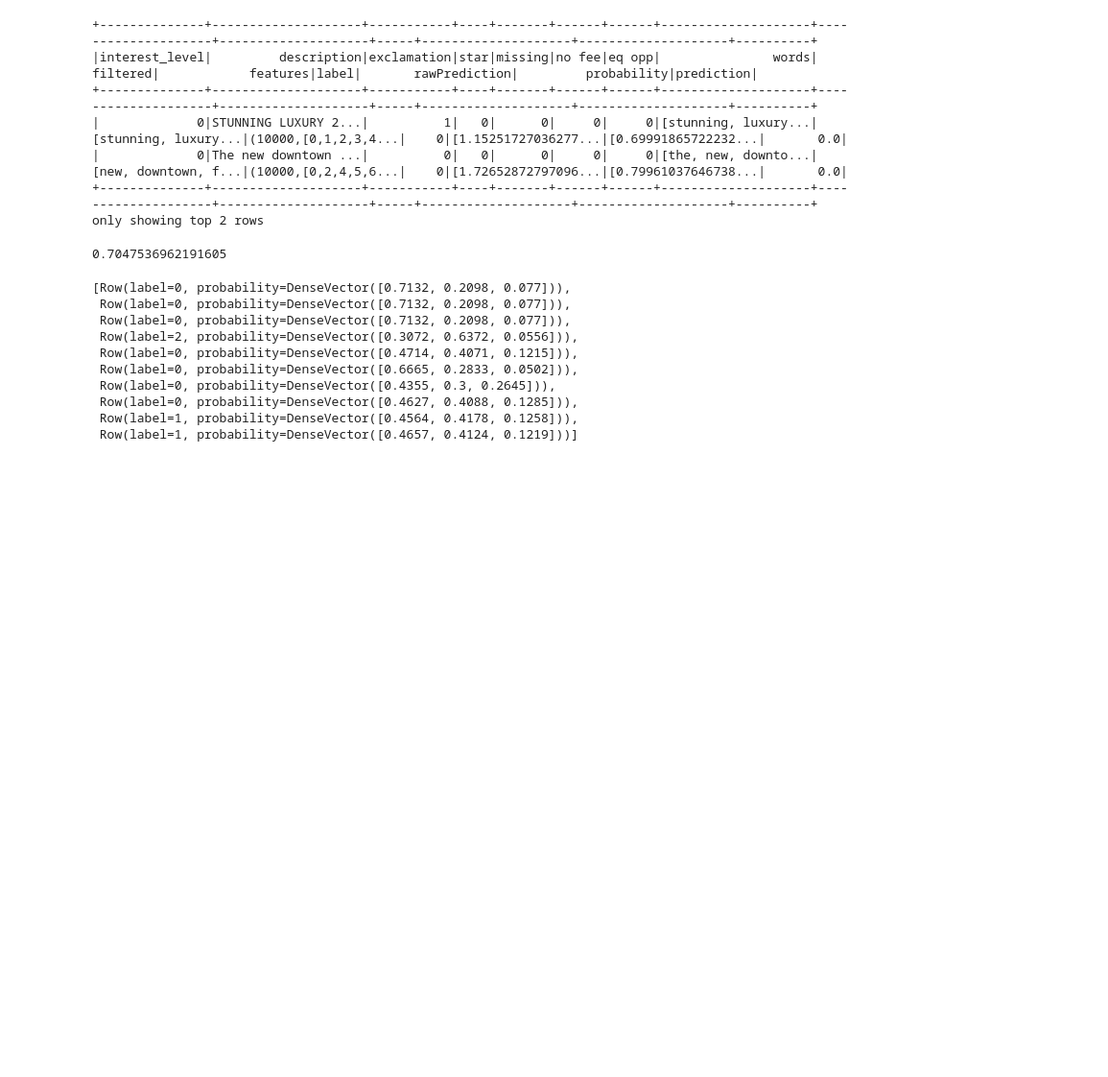
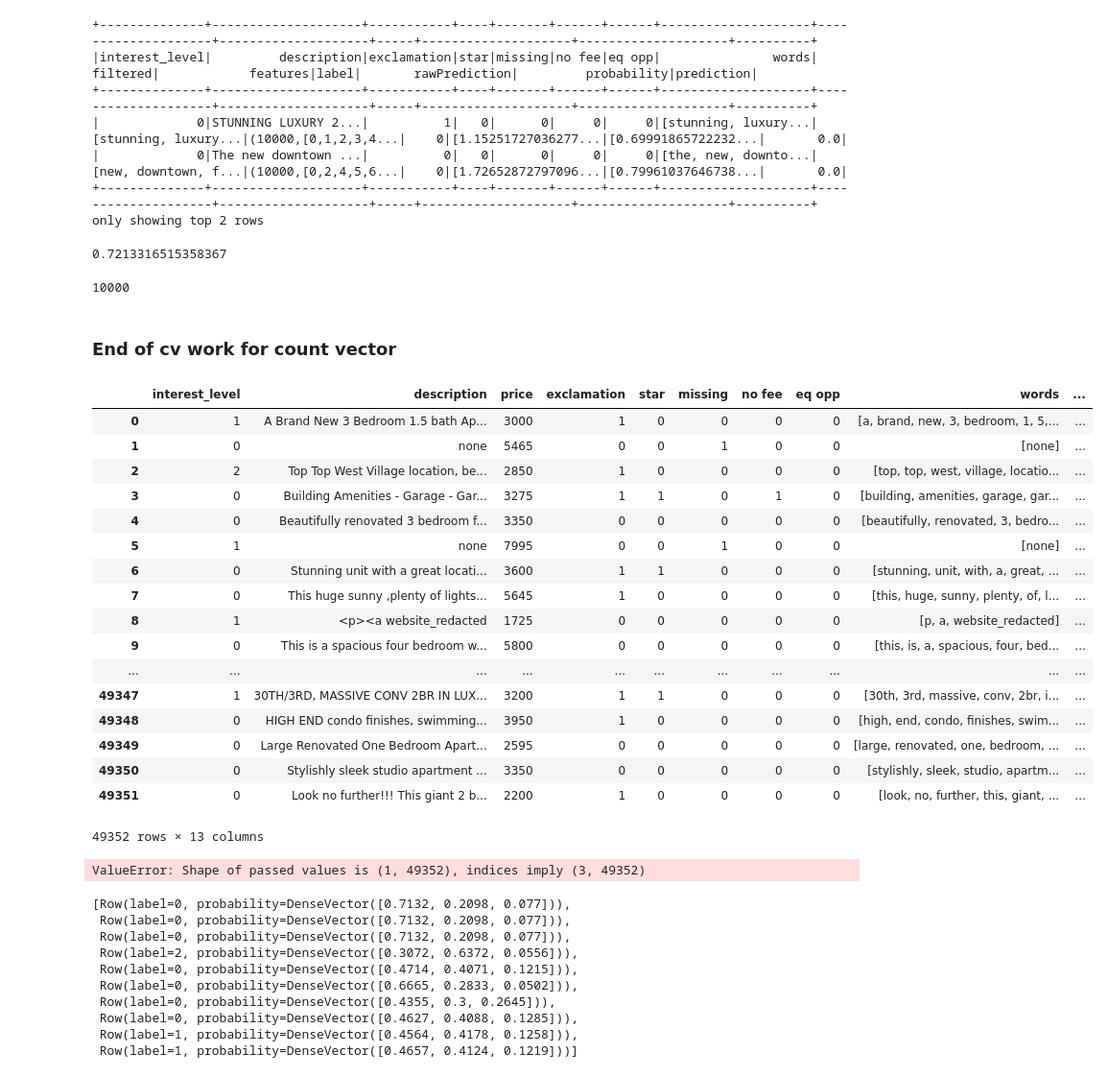
Before and after one commit to DrewPritchard/BigData_PSTAT235, a Jupyter notebook: rentalPrice_georgia.ipynb, the cells around one changed output. Shown at 96% size. Saved outputs shown, nothing was run; the diff lists cells and outputs as text; code cells hidden in the pictures; blank space fills up the shorter version.

```diff
--- a/rentalPrice_georgia.ipynb
+++ b/rentalPrice_georgia.ipynb
@@ -679,9 +669,48 @@ def log_loss(testpreds_m1, labels = "label", probability = "probability"):
                 .map(lambda x: log(x[1][x[0]]))\
                 .reduce(lambda x,y: x + y) / labs_and_preds.count()
 # %%
-log_loss(testpreds_m1)
+log_loss(prediction)
 # %% [output]
-0.7047536962191605
+0.7213316515358367
+# %%
+# Details on the model:
+#cvModel.bestModel.stages[-1]._java_obj.parent().getRegParam()
+cvModel.bestModel.stages[2]._java_obj.parent().getVocabSize()
+# %% [output]
+10000
+# %% [markdown]
+### End of cv work for count vector
+# %%
+# append to dataset
+dataset_pd = dataset.toPandas()
+preds_pd = testpreds_m1.toPandas()
+# %%
+dataset_pd["word_predictions"]=preds_pd["probability"]
+# %%
+dataset_pd ## there are weird NaN values
+# %% [output]
+|  | interest_level | description | price | exclamation | star | missing | no fee | eq opp | words | ... |
+| 0 | 1 | A Brand New 3 Bedroom 1.5 bath Ap... | 3000 | 1 | 0 | 0 | 0 | 0 | [a, brand, new, 3, bedroom, 1, 5,... | ... |
+| 1 | 0 | none | 5465 | 0 | 0 | 1 | 0 | 0 | [none] | ... |
+| 2 | 2 | Top Top West Village location, be... | 2850 | 1 | 0 | 0 | 0 | 0 | [top, top, west, village, locatio... | ... |
+| 3 | 0 | Building Amenities - Garage - Gar... | 3275 | 1 | 1 | 0 | 1 | 0 | [building, amenities, garage, gar... | ... |
+| 4 | 0 | Beautifully renovated 3 bedroom f... | 3350 | 0 | 0 | 0 | 0 | 0 | [beautifully, renovated, 3, bedro... | ... |
+| 5 | 1 | none | 7995 | 0 | 0 | 1 | 0 | 0 | [none] | ... |
+| 6 | 0 | Stunning unit with a great locati... | 3600 | 1 | 1 | 0 | 0 | 0 | [stunning, unit, with, a, great, ... | ... |
+| 7 | 0 | This huge sunny ,plenty of lights... | 5645 | 1 | 0 | 0 | 0 | 0 | [this, huge, sunny, plenty, of, l... | ... |
+| 8 | 1 | <p><a website_redacted | 1725 | 0 | 0 | 0 | 0 | 0 | [p, a, website_redacted] | ... |
+| 9 | 0 | This is a spacious four bedroom w... | 5800 | 0 | 0 | 0 | 0 | 0 | [this, is, a, spacious, four, bed... | ... |
+| ... | ... | ... | ... | ... | ... | ... | ... | ... | ... | ... |
+| 49347 | 1 | 30TH/3RD, MASSIVE CONV 2BR IN LUX... | 3200 | 1 | 1 | 0 | 0 | 0 | [30th, 3rd, massive, conv, 2br, i... | ... |
+| 49348 | 0 | HIGH END condo finishes, swimming... | 3950 | 1 | 0 | 0 | 0 | 0 | [high, end, condo, finishes, swim... | ... |
+| 49349 | 0 | Large Renovated One Bedroom Apart... | 2595 | 0 | 0 | 0 | 0 | 0 | [large, renovated, one, bedroom, ... | ... |
+| 49350 | 0 | Stylishly sleek studio apartment ... | 3350 | 0 | 0 | 0 | 0 | 0 | [stylishly, sleek, studio, apartm... | ... |
+| 49351 | 0 | Look no further!!! This giant 2 b... | 2200 | 1 | 0 | 0 | 0 | 0 | [look, no, further, this, giant, ... | ... |
+49352 rows × 13 columns
+# %%
+pd.DataFrame(dataset_pd["word_predictions"].tolist(), columns=['pred1', 'pred2', 'pred3'])
+# %% [output]
+ValueError: Shape of passed values is (1, 49352), indices imply (3, 49352)
 # %%
 labs_and_preds = testpreds_m1["label", "probability"]
 labs_and_preds.rdd.take(10)
```
Also changed, not shown: parts of 26 cells of this notebook.
